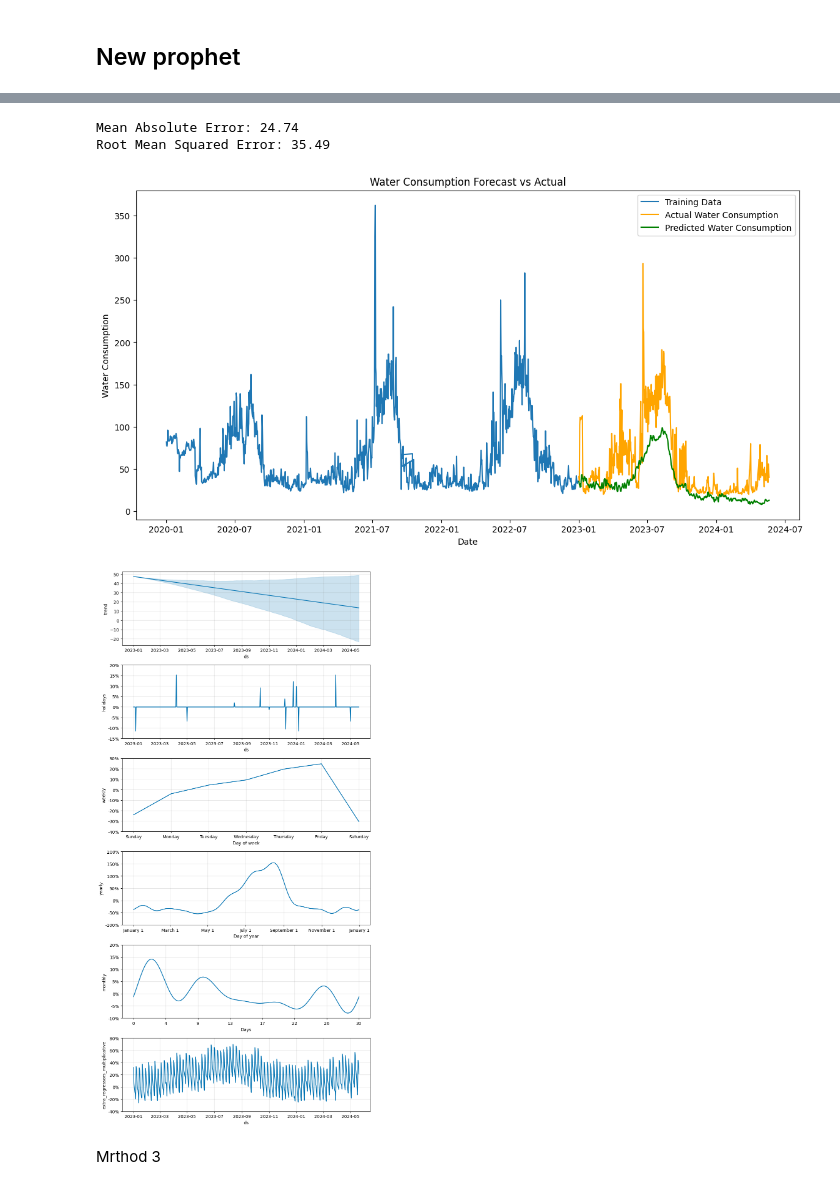
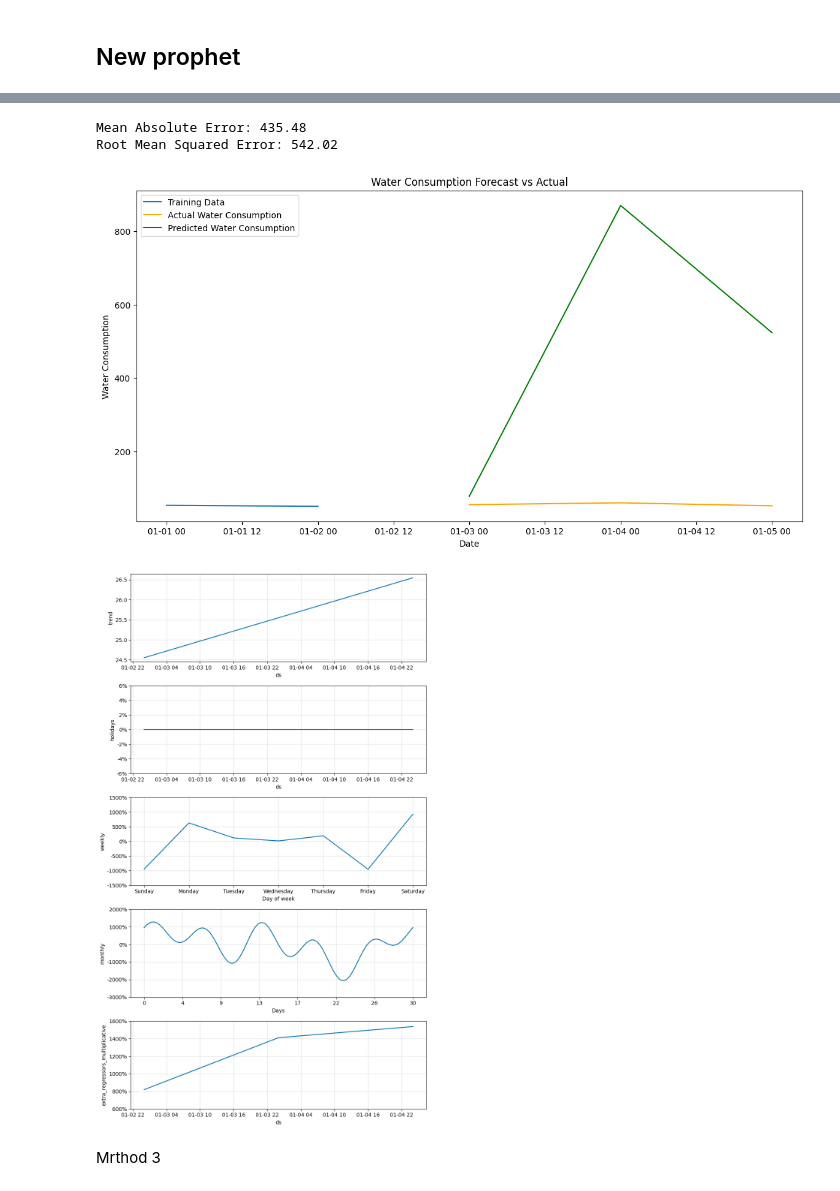
Before and after one commit to albinvar/hydrolink-plus, a Jupyter notebook: Water_Consumption_Forcasting.ipynb, the cells around one changed output, grey strips where cells are left out. Cells and saved outputs as stored; diff of their text form; code cells hidden in the pictures.

```diff
--- a/Water_Consumption_Forcasting.ipynb
+++ b/Water_Consumption_Forcasting.ipynb
@@ -109,7 +123,7 @@ import numpy as np
 df = pd.read_csv('Data1.csv')
 
 # Prepare data
-df['Date'] = pd.to_datetime(df['Date'], format='%m/%d/%Y')
+df['Date'] = pd.to_datetime(df['Date'])  # Automatically detects the correct format
 df = df.rename(columns={'Date': 'ds', 'Value': 'y'})
 
 # Handle missing values in 'y'
@@ -129,7 +143,7 @@ df['is_weekend'] = df['ds'].dt.weekday >= 5
 regressors.extend(['day_of_week', 'is_weekend'])
 
 # Split data into training and testing sets
-split_date = '2023-01-01'
+split_date = '2020-01-03'
 train = df[df['ds'] < split_date].copy()
 test = df[df['ds'] >= split_date].copy()
 
@@ -196,8 +212,8 @@ INFO:cmdstanpy:Chain [1] start processing
 INFO:cmdstanpy:Chain [1] done processing
-Mean Absolute Error: 24.74
-Root Mean Squared Error: 35.49
+Mean Absolute Error: 435.48
+Root Mean Squared Error: 542.02
-[figure, old version]
+[figure, new version]
-[figure, old version]
+[figure, new version]
 # %% [markdown]
 Mrthod 3
 # %%
```
Also changed, not shown: parts of 3 cells of this notebook.
